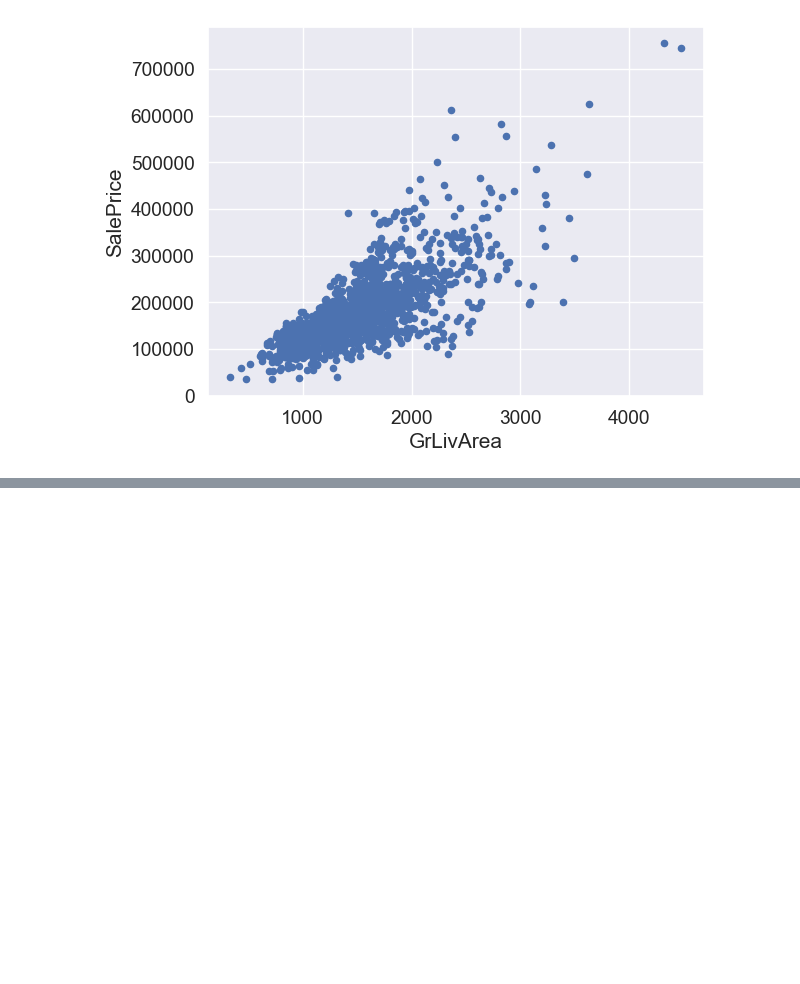
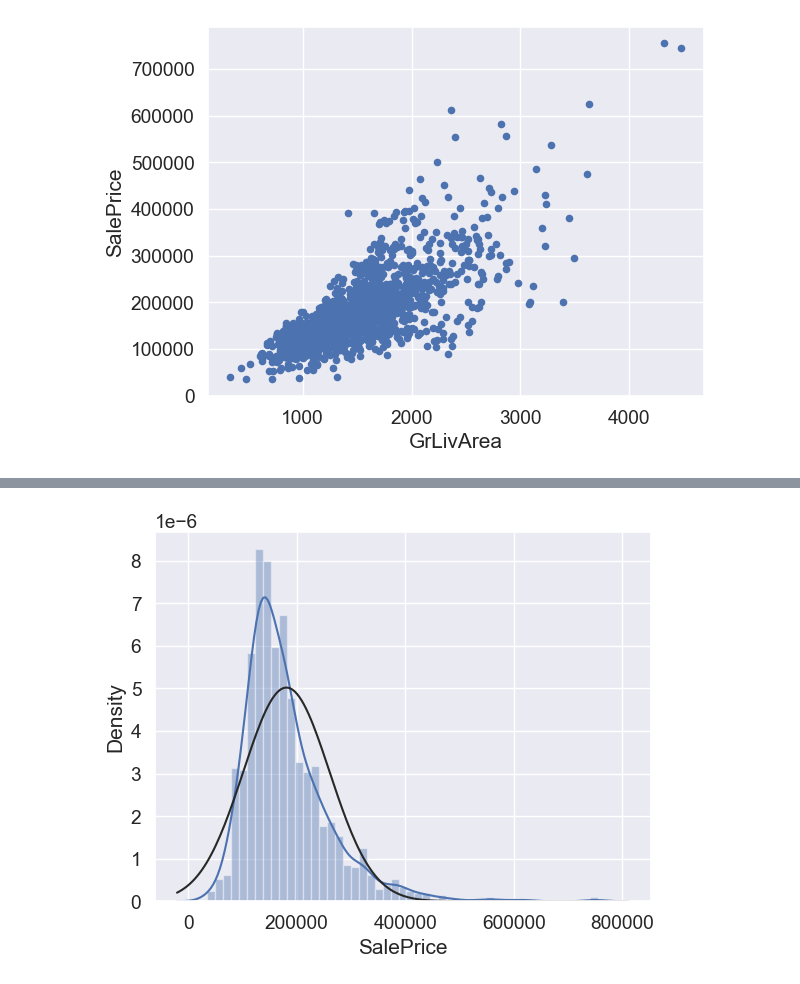
Before and after one commit to mrtrunghieu1/House-Prices-Kaggle-Competition, a Jupyter notebook: src/notebook/EDA_House_Prices.ipynb, the cells around one changed output, grey strips where cells are left out. Drawn from its saved outputs; the diff is of its cells as text; code cells hidden in the pictures; blank space fills up the shorter version.

```diff
--- a/src/notebook/EDA_House_Prices.ipynb
+++ b/src/notebook/EDA_House_Prices.ipynb
@@ -321,0 +334,5 @@ data.plot.scatter(x=variable, y = "SalePrice")
+# %%
+sns.distplot(df_train["SalePrice"], fit=st.norm)
+plt.show()
+# %% [output]
+[figure, added]
```
Also changed, not shown: parts of 13 cells of this notebook.
